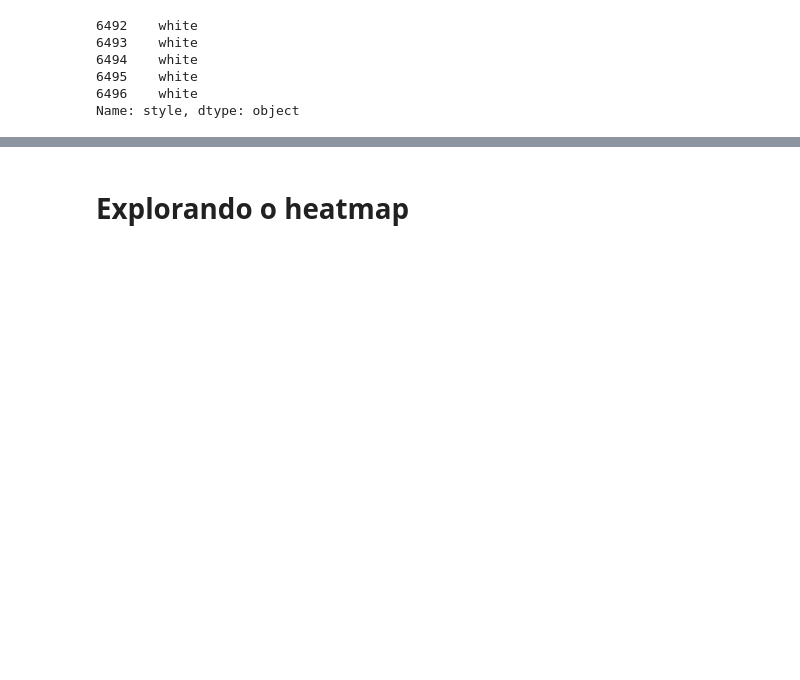
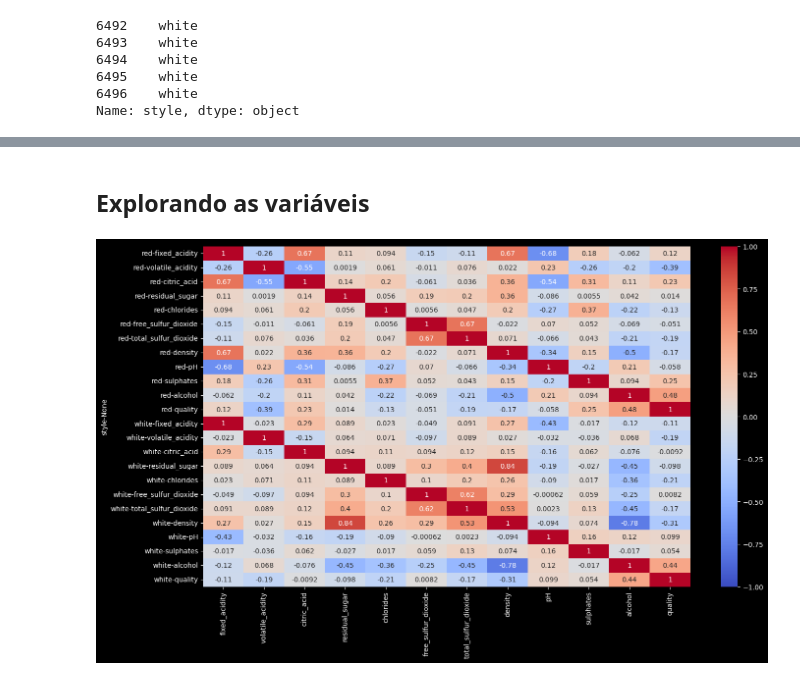
Before and after one commit to julioloch/pratica-data-cience-desco, a Jupyter notebook: Aula_6_PeR_Julio_Loch_Pratica_integradora_de_ciência_de_dados.ipynb, the cells around one changed output, grey strips where cells are left out. Saved outputs shown, nothing was run; the diff lists cells and outputs as text; code cells hidden in the pictures; blank space fills up the shorter version.

```diff
--- a/Aula_6_PeR_Julio_Loch_Pratica_integradora_de_ciência_de_dados.ipynb
+++ b/Aula_6_PeR_Julio_Loch_Pratica_integradora_de_ciência_de_dados.ipynb
@@ -137,2 +149,8 @@ Name: style, dtype: object
 # %% [markdown]
-# Explorando o heatmap
+## Explorando as variáveis
+# %%
+plt.figure(figsize = (16, 9))
+sns.heatmap(df.groupby('style').corr(), annot = True, vmin = -1, cmap = "coolwarm")
+plt.show()
+# %% [output]
+[figure, added]
```
Also changed, not shown: parts of 20 cells of this notebook.
